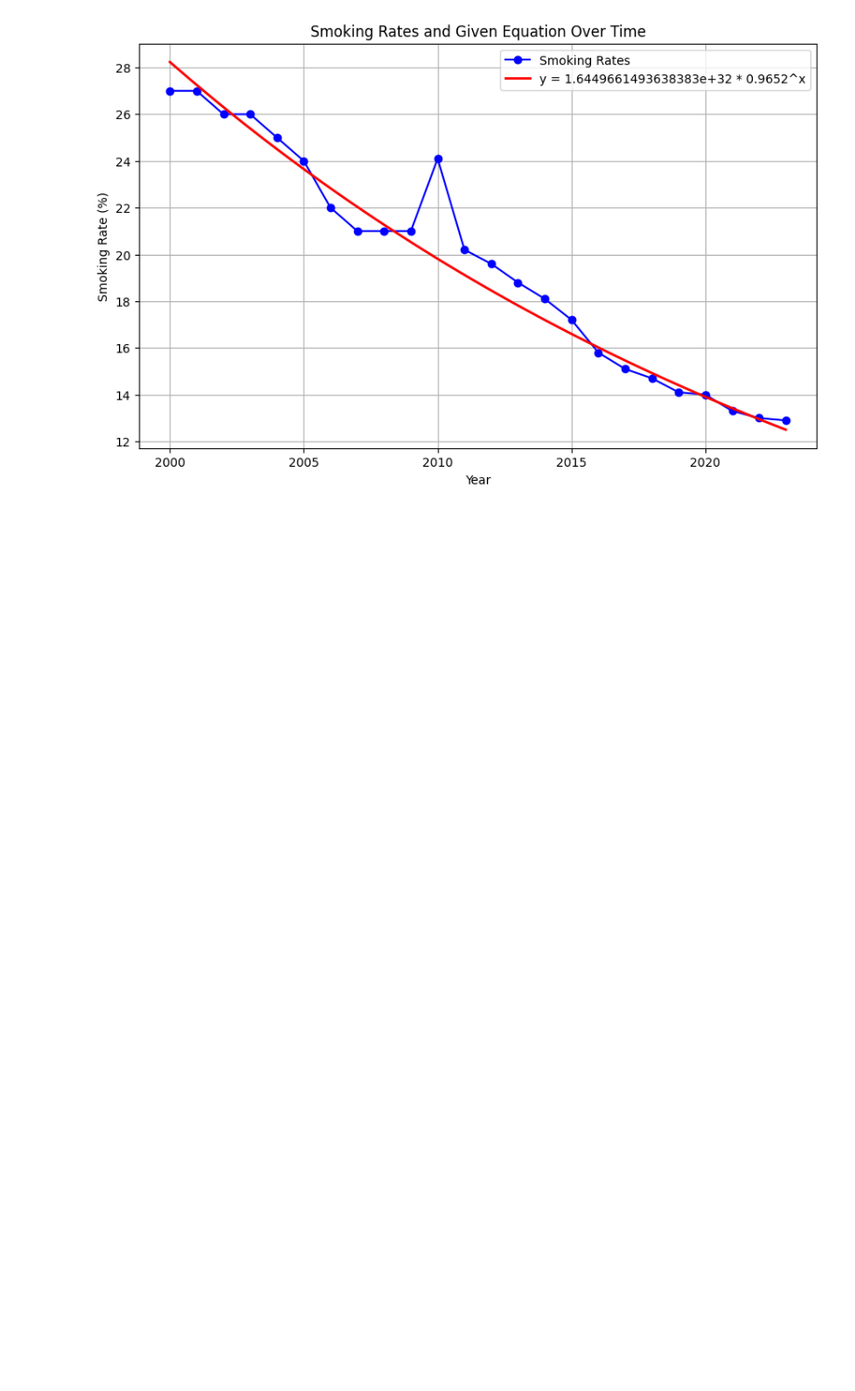
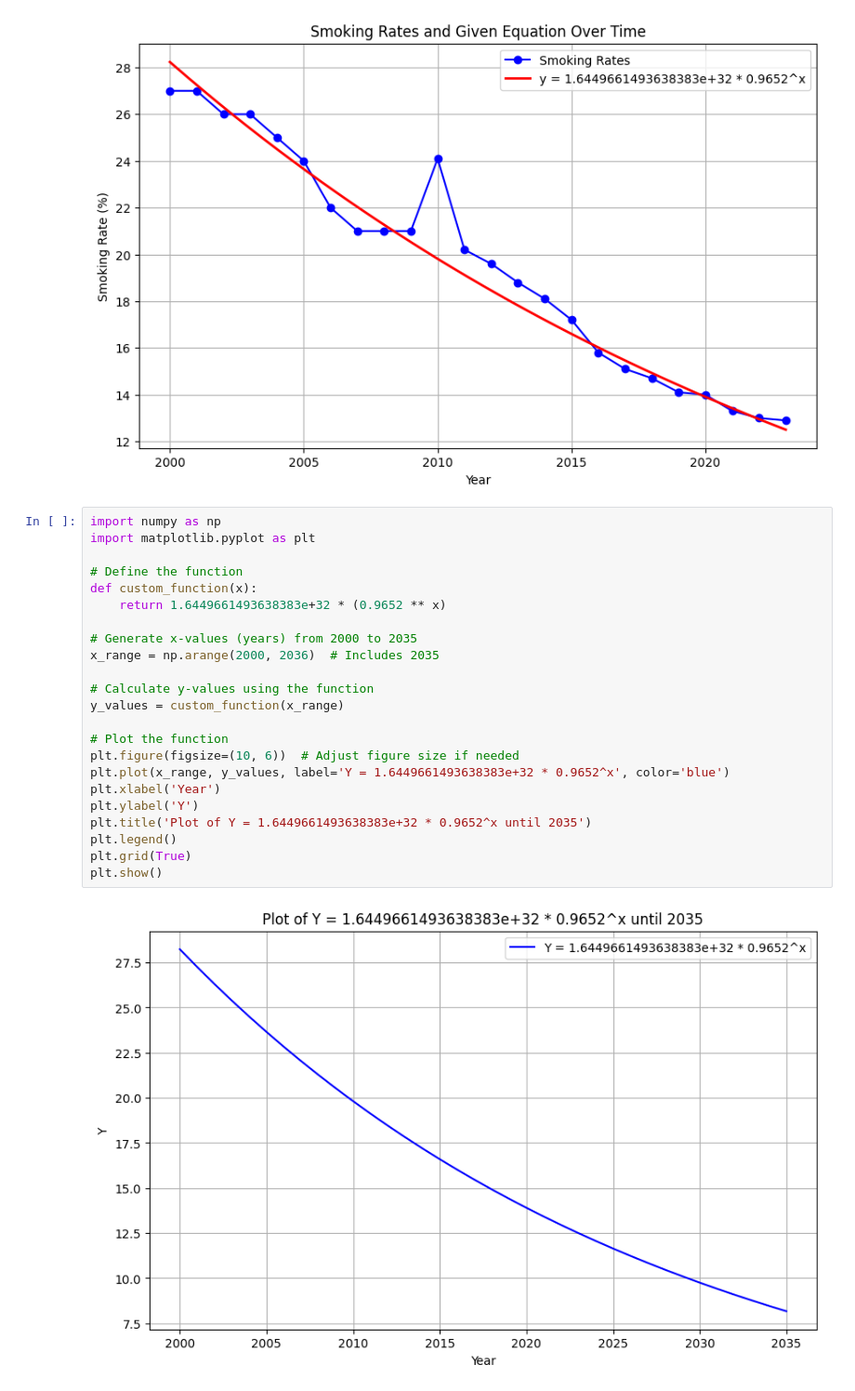
Before and after one commit to biancagallarati/QM2, a Jupyter notebook: project.ipynb, the cells around one changed output. Shown at 93% size. Cells and saved outputs as stored; diff of their text form; blank space fills up the shorter version.

```diff
--- a/project.ipynb
+++ b/project.ipynb
@@ -70,3 +70,28 @@ plt.grid(True)
 plt.show()
 # %% [output]
 [figure]
+# %%
+import numpy as np
+import matplotlib.pyplot as plt
+
+# Define the function
+def custom_function(x):
+    return 1.6449661493638383e+32 * (0.9652 ** x)
+
+# Generate x-values (years) from 2000 to 2035
+x_range = np.arange(2000, 2036)  # Includes 2035
+
+# Calculate y-values using the function
+y_values = custom_function(x_range)
+
+# Plot the function
+plt.figure(figsize=(10, 6))  # Adjust figure size if needed
+plt.plot(x_range, y_values, label='Y = 1.6449661493638383e+32 * 0.9652^x', color='blue')
+plt.xlabel('Year')
+plt.ylabel('Y')
+plt.title('Plot of Y = 1.6449661493638383e+32 * 0.9652^x until 2035')
+plt.legend()
+plt.grid(True)
+plt.show()
+# %% [output]
+[figure, added]
```
Also changed, not shown: parts of 2 cells of this notebook.
